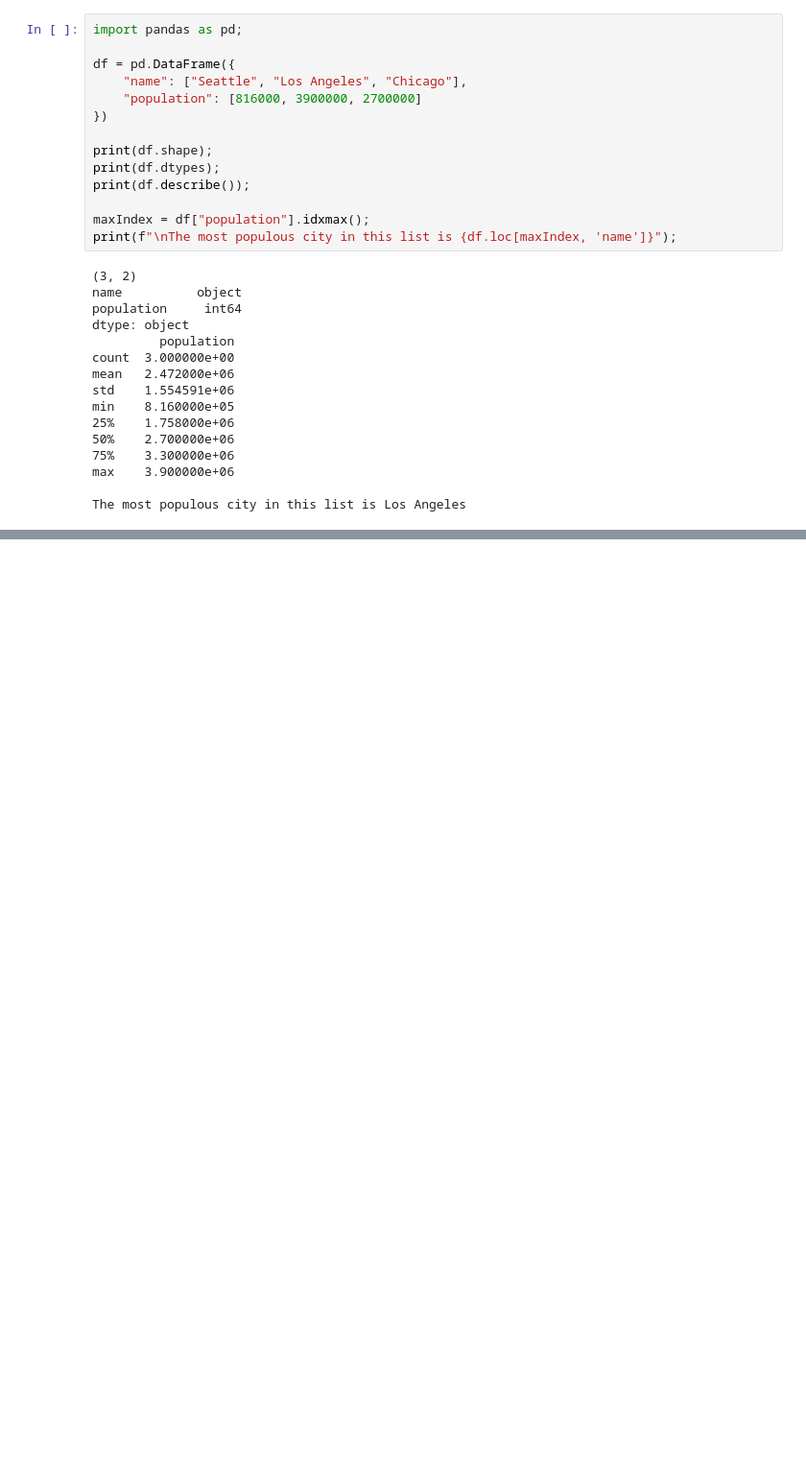
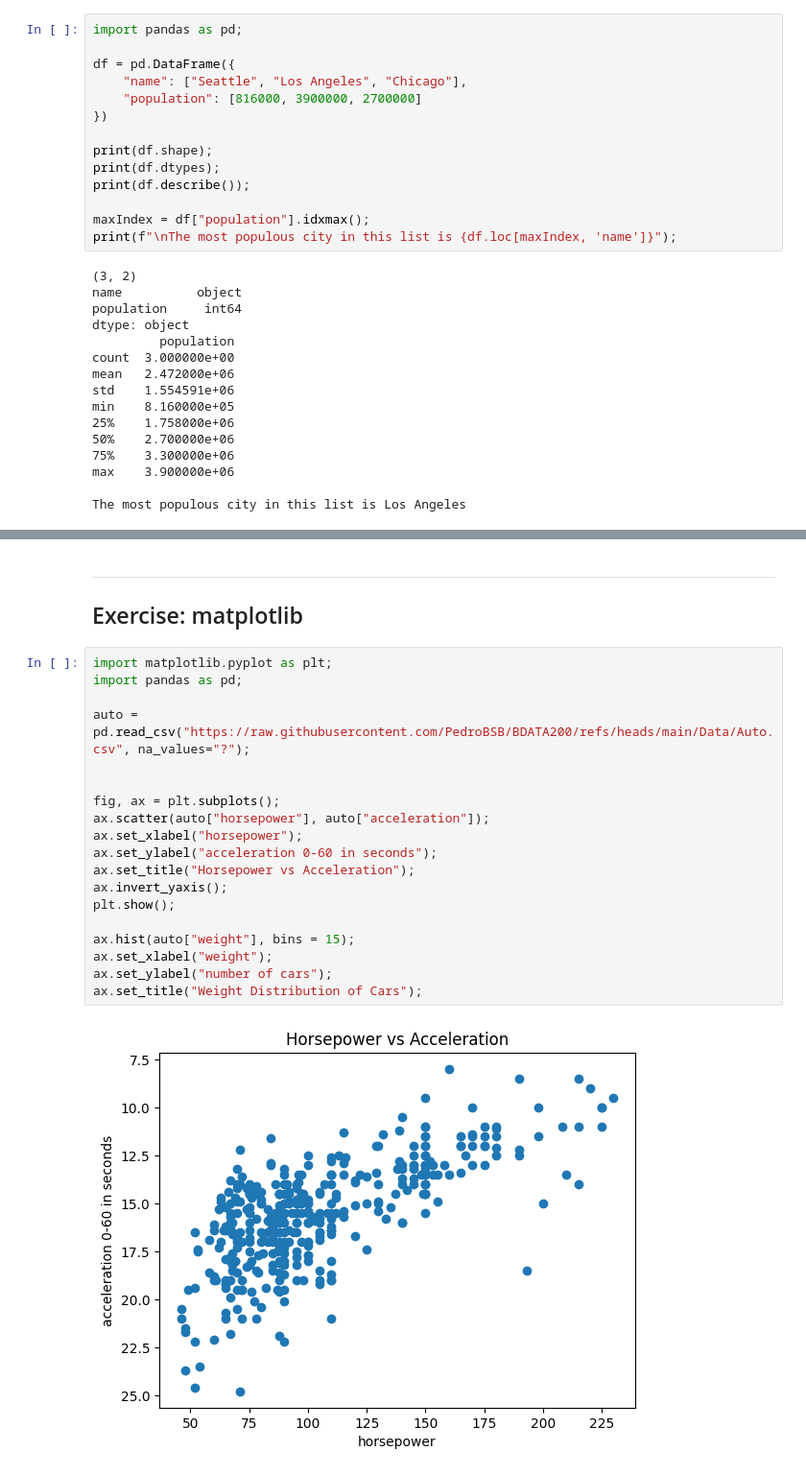
Before and after one commit to pomjoep/BDATA200, a Jupyter notebook: Quinn_E_BDATA200.ipynb, the cells around one changed output, grey strips where cells are left out. Shown at 96% size. Saved outputs shown, nothing was run; the diff lists cells and outputs as text; blank space fills up the shorter version.

Commit message:
matplotlib exercise progress

```diff
--- a/Quinn_E_BDATA200.ipynb
+++ b/Quinn_E_BDATA200.ipynb
@@ -142,0 +163,24 @@ The most populous city in this list is Los Angeles
+# %% [markdown]
+---
+## Exercise: matplotlib
+# %%
+import matplotlib.pyplot as plt;
+import pandas as pd;
+
+auto = pd.read_csv("https://raw.githubusercontent.com/PedroBSB/BDATA200/refs/heads/main/Data/Auto.csv", na_values="?");
+
+
+fig, ax = plt.subplots();
+ax.scatter(auto["horsepower"], auto["acceleration"]);
+ax.set_xlabel("horsepower");
+ax.set_ylabel("acceleration 0-60 in seconds");
+ax.set_title("Horsepower vs Acceleration");
+ax.invert_yaxis();
+plt.show();
+
+ax.hist(auto["weight"], bins = 15);
+ax.set_xlabel("weight");
+ax.set_ylabel("number of cars");
+ax.set_title("Weight Distribution of Cars");
+# %% [output]
+[figure, added]
```
Also changed, not shown: parts of 3 cells of this notebook, 1 other file.
